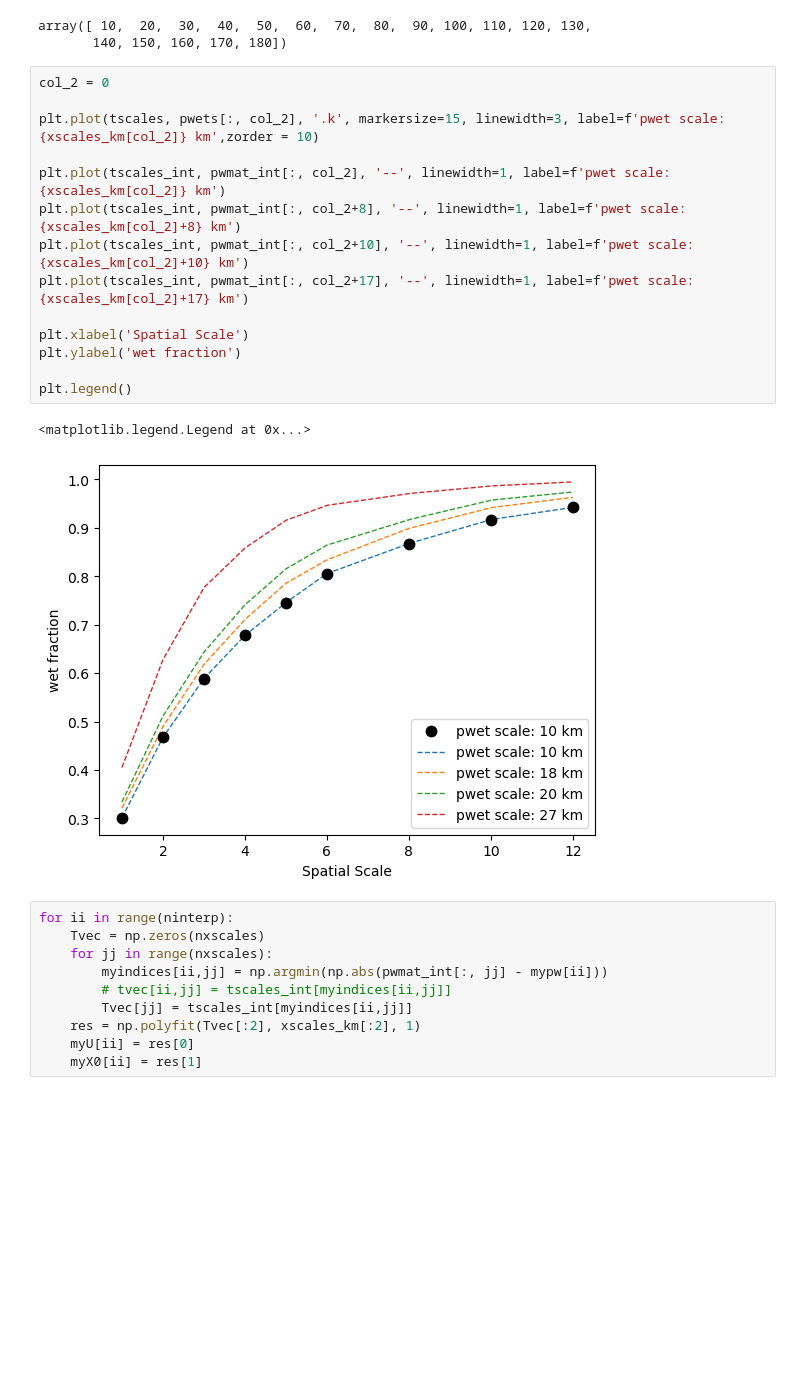
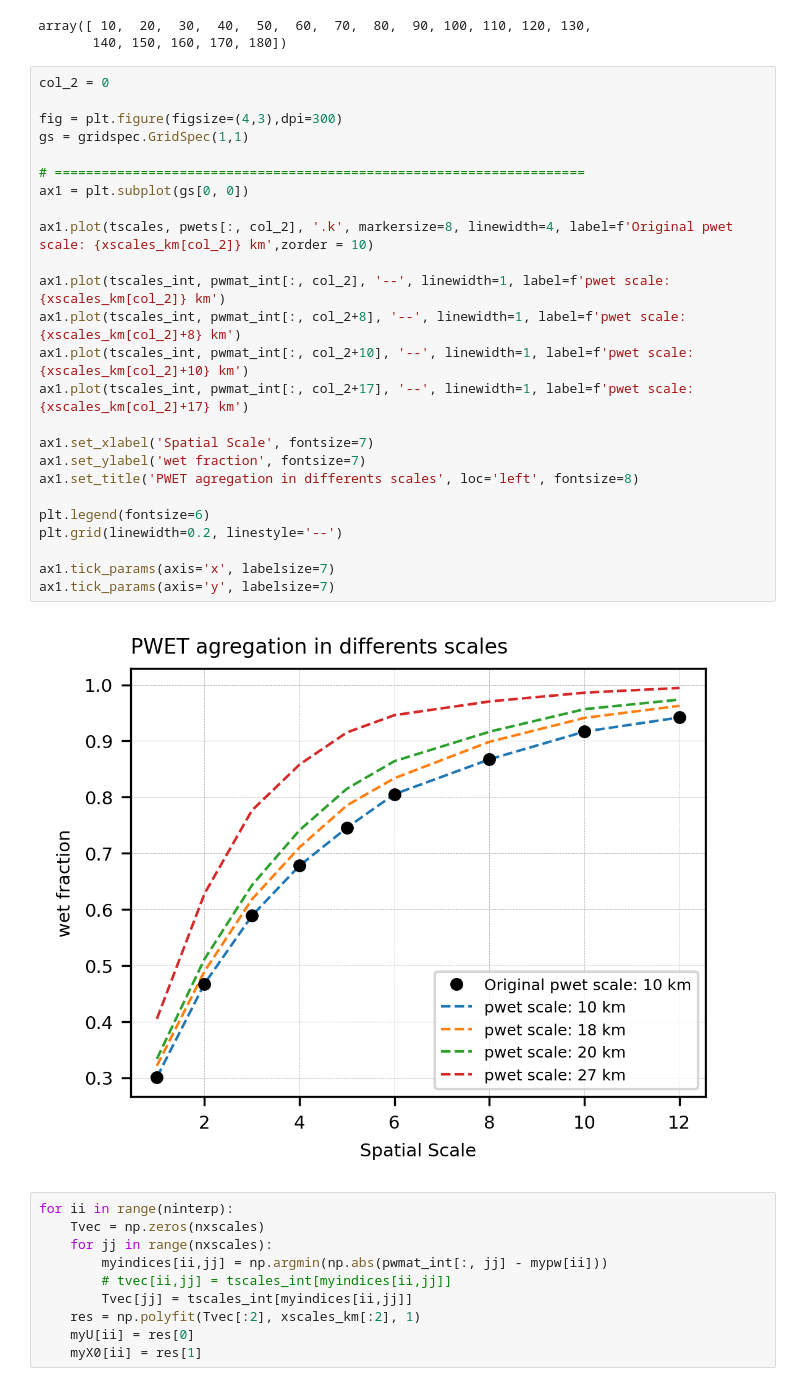
Before and after one commit to mhacarthur/downpy, a Jupyter notebook: codes/test_corr_gamma.ipynb, the cells around one changed output. Drawn from its saved outputs; the diff is of its cells as text; blank space fills up the shorter version.

```diff
--- a/codes/test_corr_gamma.ipynb
+++ b/codes/test_corr_gamma.ipynb
@@ -510,20 +503,30 @@ array([ 10,  20,  30,  40,  50,  60,  70,  80,  90, 100, 110, 120, 130,
 # %%
 col_2 = 0
 
-plt.plot(tscales, pwets[:, col_2], '.k', markersize=15, linewidth=3, label=f'pwet scale: {xscales_km[col_2]} km',zorder = 10)
+fig = plt.figure(figsize=(4,3),dpi=300)
+gs = gridspec.GridSpec(1,1)
 
-plt.plot(tscales_int, pwmat_int[:, col_2], '--', linewidth=1, label=f'pwet scale: {xscales_km[col_2]} km')
-plt.plot(tscales_int, pwmat_int[:, col_2+8], '--', linewidth=1, label=f'pwet scale: {xscales_km[col_2]+8} km')
-plt.plot(tscales_int, pwmat_int[:, col_2+10], '--', linewidth=1, label=f'pwet scale: {xscales_km[col_2]+10} km')
-plt.plot(tscales_int, pwmat_int[:, col_2+17], '--', linewidth=1, label=f'pwet scale: {xscales_km[col_2]+17} km')
+# ====================================================================
+ax1 = plt.subplot(gs[0, 0])
 
-plt.xlabel('Spatial Scale')
-plt.ylabel('wet fraction')
+ax1.plot(tscales, pwets[:, col_2], '.k', markersize=8, linewidth=4, label=f'Original pwet scale: {xscales_km[col_2]} km',zorder = 10)
 
-plt.legend()
+ax1.plot(tscales_int, pwmat_int[:, col_2], '--', linewidth=1, label=f'pwet scale: {xscales_km[col_2]} km')
+ax1.plot(tscales_int, pwmat_int[:, col_2+8], '--', linewidth=1, label=f'pwet scale: {xscales_km[col_2]+8} km')
+ax1.plot(tscales_int, pwmat_int[:, col_2+10], '--', linewidth=1, label=f'pwet scale: {xscales_km[col_2]+10} km')
+ax1.plot(tscales_int, pwmat_int[:, col_2+17], '--', linewidth=1, label=f'pwet scale: {xscales_km[col_2]+17} km')
+
+ax1.set_xlabel('Spatial Scale', fontsize=7)
+ax1.set_ylabel('wet fraction', fontsize=7)
+ax1.set_title('PWET agregation in differents scales', loc='left', fontsize=8)
+
+plt.legend(fontsize=6)
+plt.grid(linewidth=0.2, linestyle='--')
+
+ax1.tick_params(axis='x', labelsize=7)
+ax1.tick_params(axis='y', labelsize=7)
 # %% [output]
-<matplotlib.legend.Legend at 0x...>
-[figure, old version]
+[figure, new version]
 # %%
 for ii in range(ninterp):
     Tvec = np.zeros(nxscales)
```
Also changed, not shown: parts of 25 cells of this notebook.
